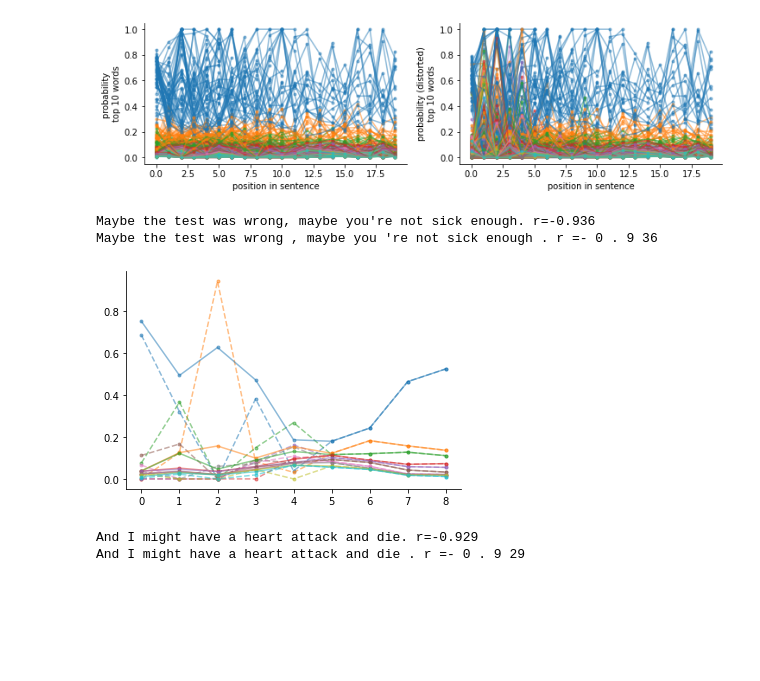
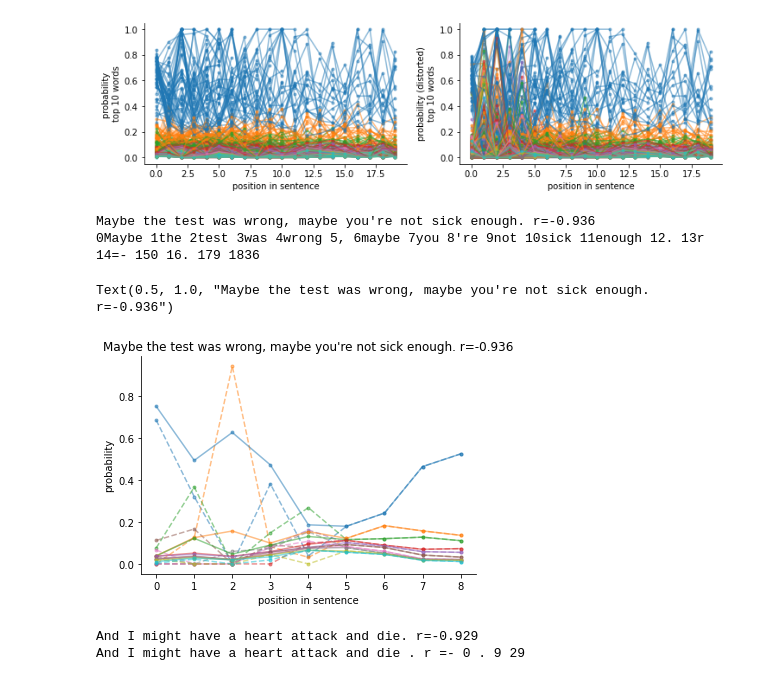
Before and after one commit to crgagne/cvar_generation, a Jupyter notebook: notebooks/Inspecting_Single_Sentence_Distributions.ipynb, the cells around one changed output. Drawn from its saved outputs; the diff is of its cells as text; code cells hidden in the pictures; blank space fills up the shorter version.

```diff
--- a/notebooks/Inspecting_Single_Sentence_Distributions.ipynb
+++ b/notebooks/Inspecting_Single_Sentence_Distributions.ipynb
@@ -637,10 +1102,14 @@ plt.title(f'alpha=1')
 for a, alpha in enumerate(alphas[::-1]):
 
     plt.sca(axes[a+1])
-    sel_cvar = np.array([s.startswith(stem) for s in sentences_cvar]).astype('bool')
+    sel_cvar = np.array([s.startswith(stem) for s in sentences_cvar[alpha]]).astype('bool')
 
     plt.hist(rewards_cvar[alpha][sel_cvar], alpha=0.5, color=sns.color_palette()[a+1],
              label=f'{stem}',density=False)
+
+    #plt.hist(np.sort(rewards[sel])[0:int(len(rewards[sel])*alpha)], alpha=0.25, color=sns.color_palette()[a+1],
+    #         label=f'{stem}',density=False)
+
 
     _, cvar = calc_cvar_from_samples(rewards[sel], alpha)
     mean = np.mean(rewards_cvar[alpha][sel_cvar])
@@ -725,7 +1194,7 @@ device = 'cpu'
 # %% [markdown]
 #### load full training data
 # %%
-file = '../data/results/single_sentences_I_1/round1_ends.txt'
+file = '../data/results/single_sentences_IYou_1/round1_ends.txt'
 f = open(file, "r")
 sentences = f.readlines()
 sentences = np.array([s.replace('\n','') for s in sentences])
@@ -742,7 +1211,7 @@ rewards_cvar = {}
 alphas = [0.05, 0.2, 0.5, 0.75]
 for alpha in alphas:
 
-    file = f'../data/results/single_sentences_I_1/round1_ends_cvar_{alpha}_unres.txt'
+    file = f'../data/results/single_sentences_IYou_1/round1_ends_cvar_{alpha}_unres.txt'
     f = open(file, "r")
     sentences_cvar[alpha] = np.array([s.replace('\n','') for s in f.readlines()])
     rewards_cvar[alpha] =  np.array([float(s.split('r=')[-1]) for s in sentences_cvar[alpha]])
@@ -813,7 +1282,7 @@ My body felt fine. r=0.902
 # %%
 for alpha in [0.05]:
 
-    file = f'../data/results/single_sentences_I_1/cvar_output_{alpha}_unres.pkl'
+    file = f'../data/results/single_sentences_IYou_1/cvar_output_{alpha}_unres.pkl'
     loaded = pickle.load(open(file,'rb'))
     alpha_storage = loaded['alphas']
     p_storage = loaded['p_storage']
@@ -849,15 +1318,20 @@ Text(0.5, 0, 'position in sentence')
 [figure]
 # %%
 i = 0
-plt.plot(np.array(pd_storage[i]), marker='.', alpha=0.5, linestyle='--');
-plt.plot(np.array(p_storage[i]), marker='.', alpha=0.5);
+plt.plot(np.array(pd_storage[i]), marker='.', alpha=0.5, linestyle='--', label='distorted');
+plt.plot(np.array(p_storage[i]), marker='.', alpha=0.5, label='undistorted');
 sns.despine()
-print(sentences_cvar[0.05][i])
-print((' '.join([t.replace('Ġ','') for t in tokenizer.tokenize(sentences_cvar[0.05][i])])))
+print(sentences_cvar[alpha][i])
+print((' '.join([str(i)+t.replace('Ġ','') for i,t in enumerate(tokenizer.tokenize(sentences_cvar[alpha][i]))])))
+plt.xlabel('position in sentence')
+plt.ylabel('probability')
+plt.title(sentences_cvar[alpha][i])
+#plt.legend()
 # %% [output]
 Maybe the test was wrong, maybe you're not sick enough. r=-0.936
-Maybe the test was wrong , maybe you 're not sick enough . r =- 0 . 9 36
+0Maybe 1the 2test 3was 4wrong 5, 6maybe 7you 8're 9not 10sick 11enough 12. 13r 14=- 150 16. 179 1836
+Text(0.5, 1.0, "Maybe the test was wrong, maybe you're not sick enough. r=-0.936")
-[figure, old version]
+[figure, new version]
 # %%
 i = 1
 plt.plot(np.array(pd_storage[i]), marker='.', alpha=0.5, linestyle='--');
```
Also changed, not shown: parts of 54 cells of this notebook, 13 other files.
